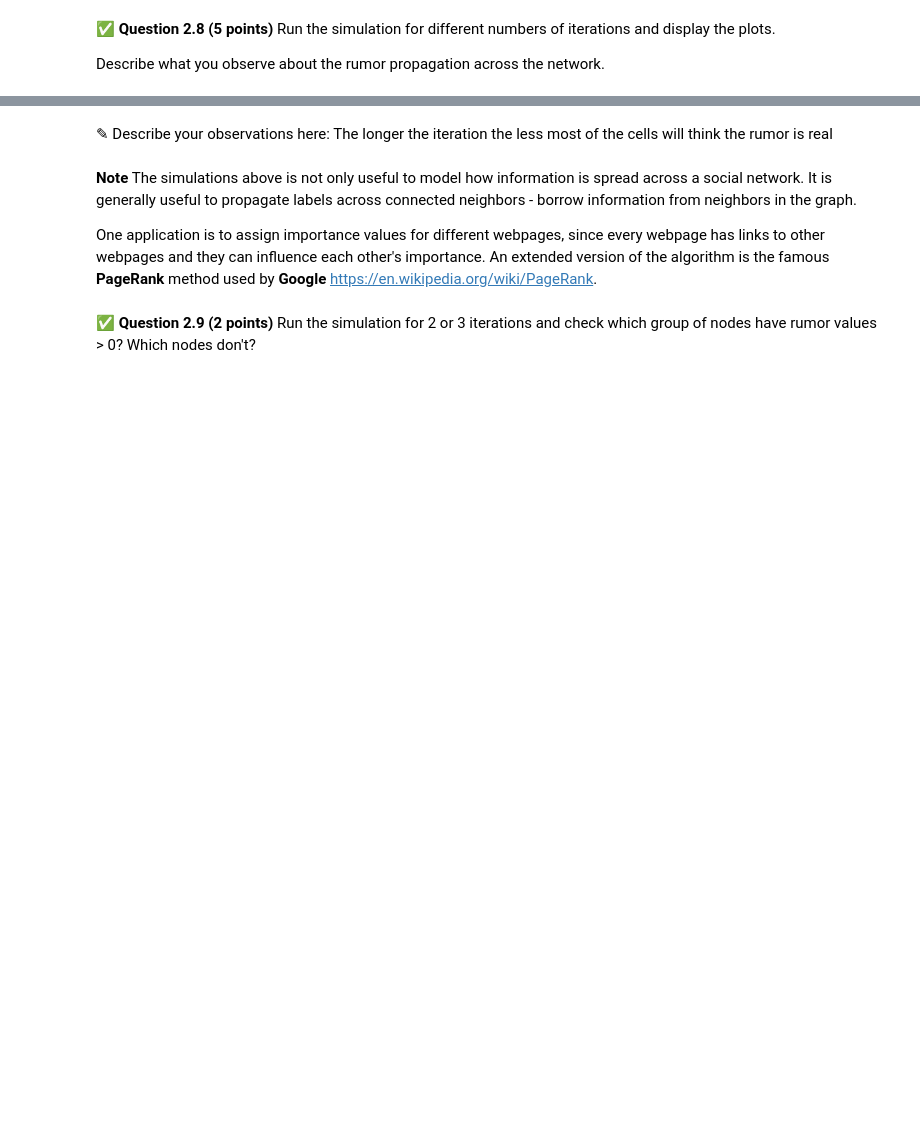
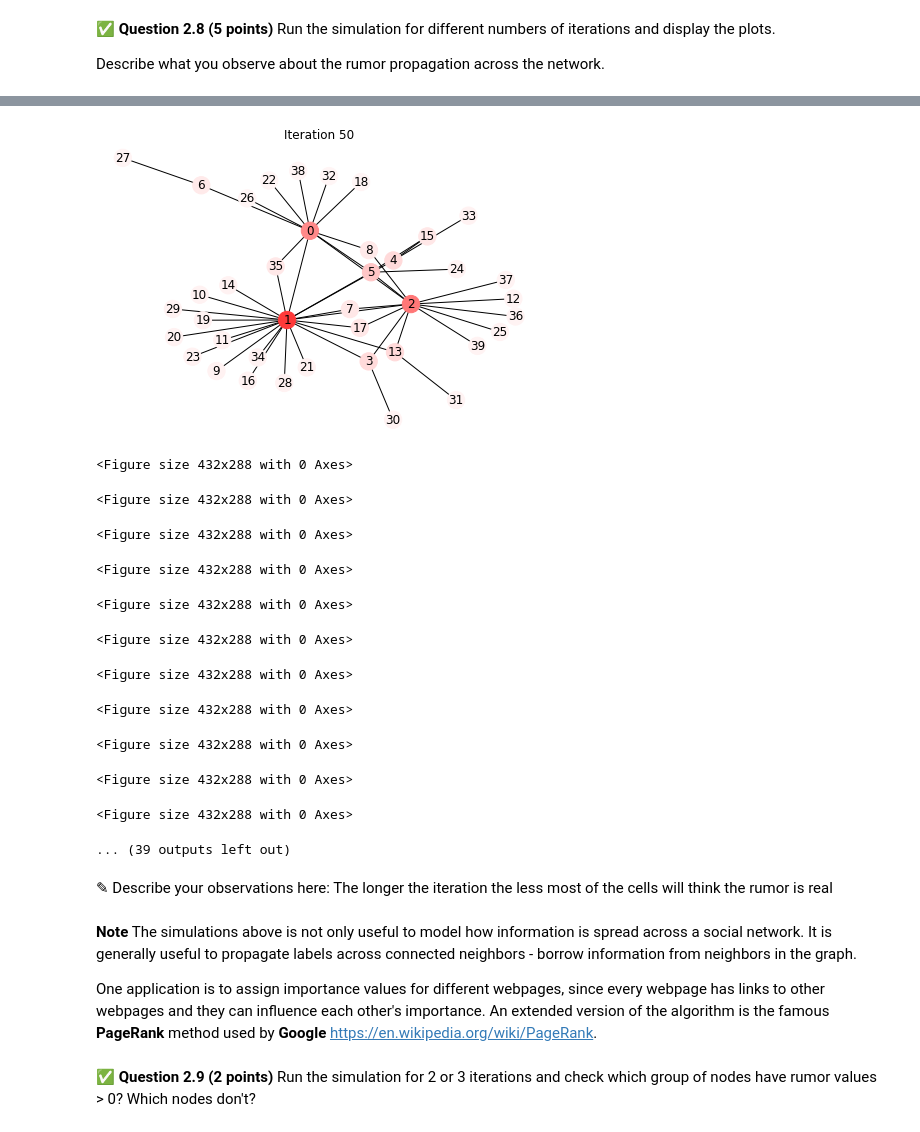
Before and after one commit to KrauseFo/cmse202-s21-turnin, a Jupyter notebook: hw-04/HW-04_graph_regression-STUDENT.ipynb, the cells around one changed output, grey strips where cells are left out. Drawn from its saved outputs; the diff is of its cells as text; code cells hidden in the pictures; blank space fills up the shorter version.

```diff
--- a/hw-04/HW-04_graph_regression-STUDENT.ipynb
+++ b/hw-04/HW-04_graph_regression-STUDENT.ipynb
@@ -335,3 +328,23 @@ draw_iter(G, values, 50)
+# %%
+values = [0]*len(graph)
+values[27] = 1
+values[15] = 1
+values[22] = 1
+draw_iter(G, values, 50)
+# %% [output]
+[figure, added]
+<Figure size 432x288 with 0 Axes>
+<Figure size 432x288 with 0 Axes>
+<Figure size 432x288 with 0 Axes>
+<Figure size 432x288 with 0 Axes>
+<Figure size 432x288 with 0 Axes>
+<Figure size 432x288 with 0 Axes>
+<Figure size 432x288 with 0 Axes>
+<Figure size 432x288 with 0 Axes>
+<Figure size 432x288 with 0 Axes>
+<Figure size 432x288 with 0 Axes>
+<Figure size 432x288 with 0 Axes>
+... (39 outputs left out)
 # %% [markdown]
 <font size=+3>&#9998;</font> Describe your observations here: The longer the iteration the less most of the cells will think the rumor is real
 # %% [markdown]
```
Also changed, not shown: parts of 24 cells of this notebook.
